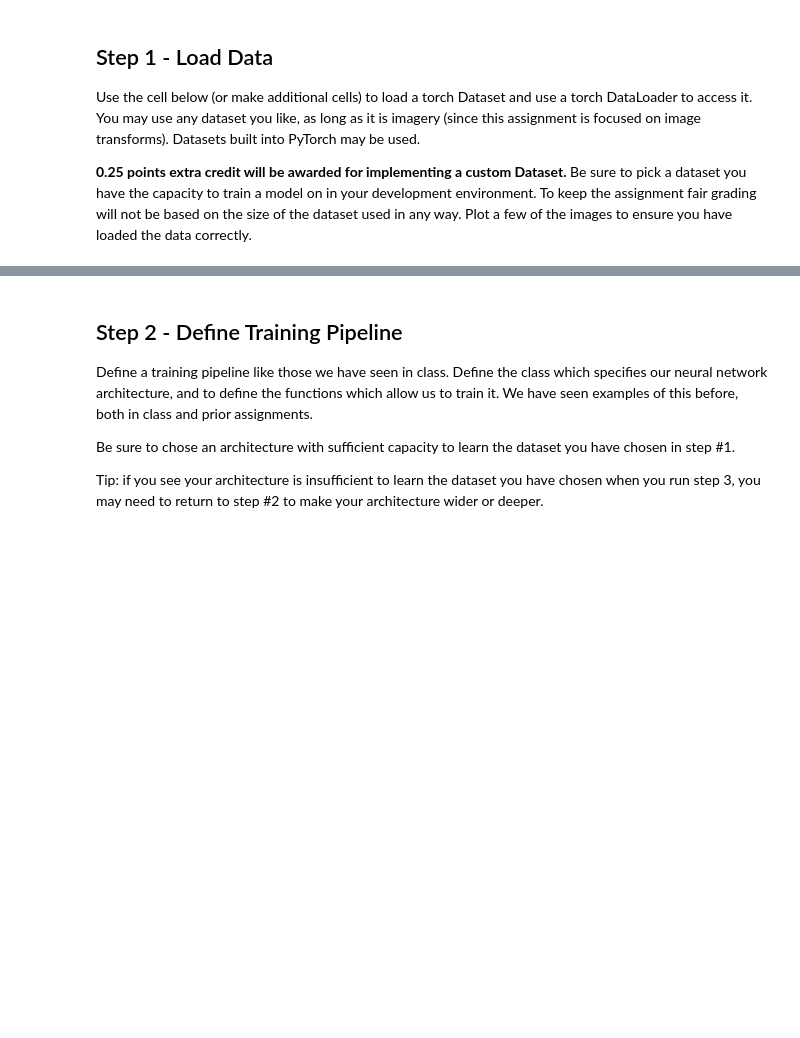
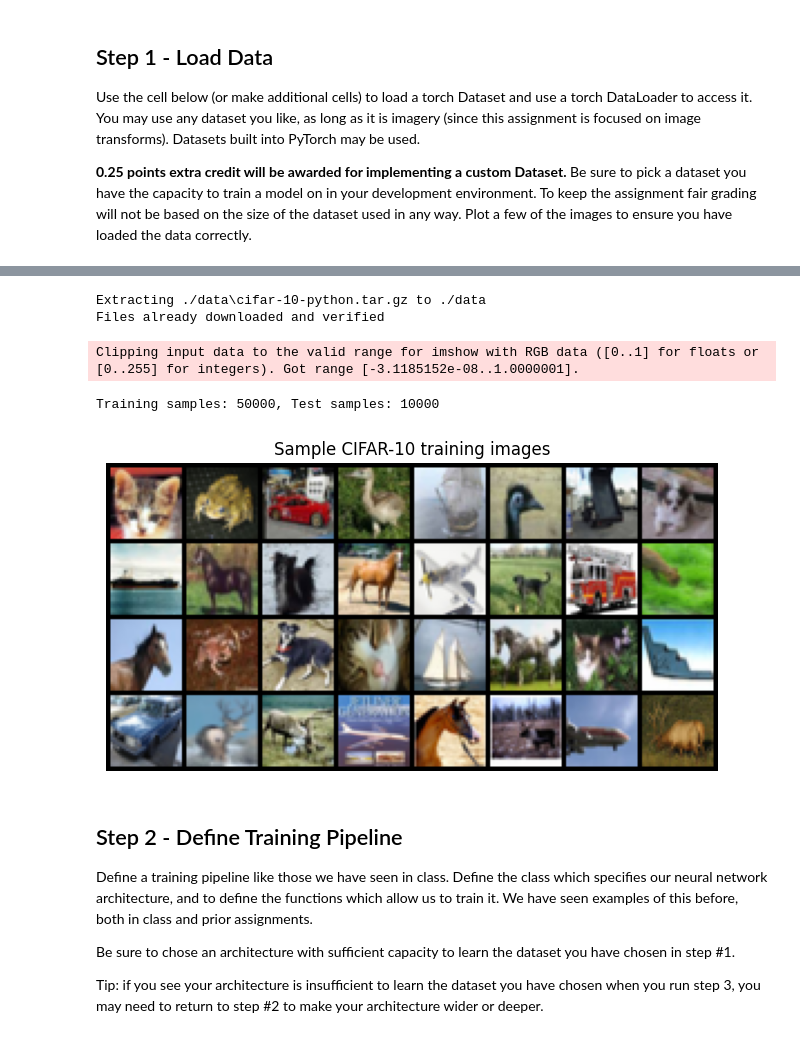
Before and after one commit to AlanNguyen93/fall-2025-assignment-02-transforms, a Jupyter notebook: assignment/task-01.ipynb, the cells around one changed output, grey strips where cells are left out. Drawn from its saved outputs; the diff is of its cells as text; code cells hidden in the pictures; blank space fills up the shorter version.

```diff
--- a/assignment/task-01.ipynb
+++ b/assignment/task-01.ipynb
@@ -68,0 +91,66 @@ Use the cell below (or make additional cells) to load a torch Dataset and use a
+# %%
+# Your code here
+# Step 1 – Load Data
+import torch
+from torch.utils.data import DataLoader
+from torchvision import datasets, transforms
+import matplotlib.pyplot as plt
+from torchvision.utils import make_grid
+
+# -----------------------------
+# Define transforms
+# -----------------------------
+transform = transforms.Compose([
+    transforms.ToTensor(),
+    transforms.Normalize(mean=[0.4914, 0.4822, 0.4465],
+                         std=[0.2470, 0.2435, 0.2616])
+])
+
+# -----------------------------
+# Load datasets dynamically
+# -----------------------------
+train_dataset = datasets.CIFAR10(
+    root="./data",
+    train=True,
+    download=True,
+    transform=transform
+)
+
+test_dataset = datasets.CIFAR10(
+    root="./data",
+    train=False,
+    download=True,
+    transform=transform
+)
+
+# -----------------------------
+# Create DataLoaders
+# -----------------------------
+batch_size = 128
+train_loader = DataLoader(train_dataset, batch_size=batch_size, shuffle=True)
+test_loader  = DataLoader(test_dataset, batch_size=batch_size, shuffle=False)
+
+print(f"Training samples: {len(train_dataset)}, Test samples: {len(test_dataset)}")
+
+# -----------------------------
+# Visualize a few sample images
+# -----------------------------
+inv_normalize = transforms.Normalize(
+    mean=[-m/s for m, s in zip([0.4914, 0.4822, 0.4465], [0.2470, 0.2435, 0.2616])],
+    std=[1/s for s in [0.2470, 0.2435, 0.2616]]
+)
+
+def show_batch(images, title=None):
+    imgs = inv_normalize(images)
+    grid = make_grid(imgs[:32], nrow=8)
+    npImage = grid.permute(1, 2, 0).cpu().numpy()
+    plt.figure(figsize=(10, 4))
+    plt.axis("off")
+    if title:
+        plt.title(title)
+    plt.imshow(npImage)
+    plt.show()
+
+images, labels = next(iter(train_loader))
+show_batch(images, title="Sample CIFAR-10 training images")
+# %% [output]
@@ -69,3 +158,8 @@ Use the cell below (or make additional cells) to load a torch Dataset and use a
+Extracting ./data\cifar-10-python.tar.gz to ./data
+Files already downloaded and verified
+Clipping input data to the valid range for imshow with RGB data ([0..1] for floats or [0..255] for integers). Got range [-3.1185152e-08..1.0000001].
+Training samples: 50000, Test samples: 10000
+[figure, added]
 # %% [markdown]
 ## Step 2 - Define Training Pipeline
 
```
Also changed, not shown: parts of 12 cells of this notebook, 10 other files.
